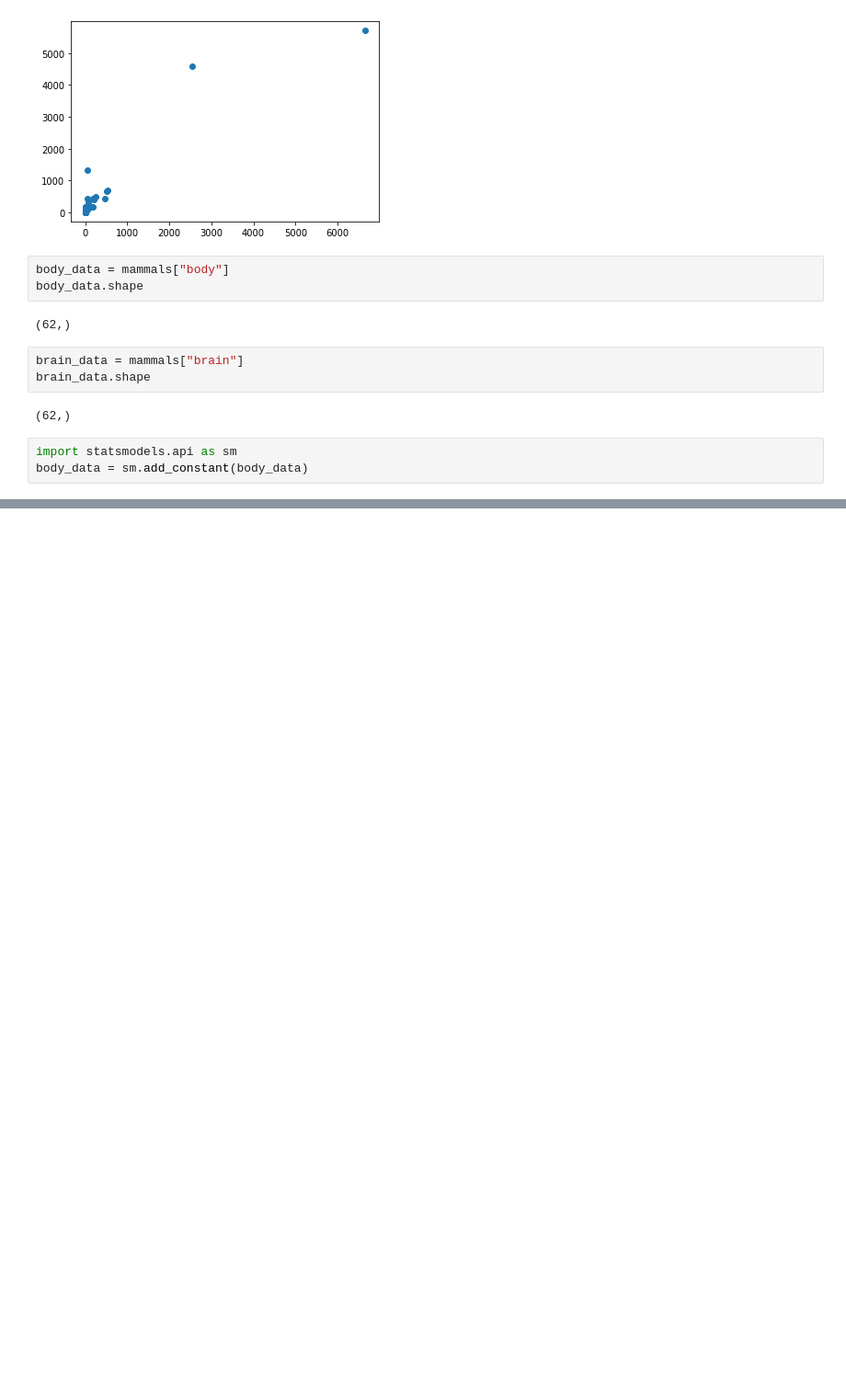
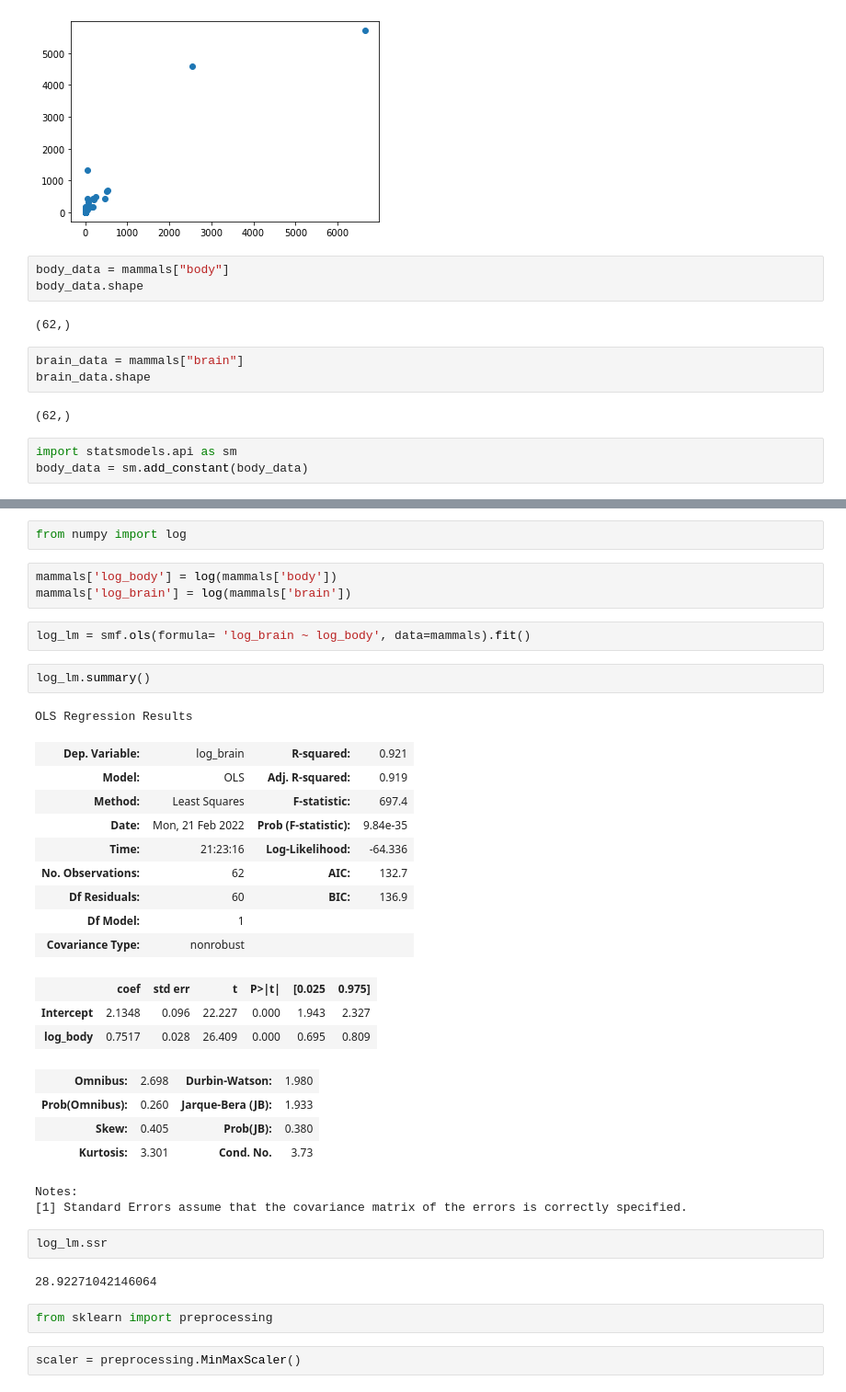
Before and after one commit to mertbarut/py, a Jupyter notebook: mining/regression.ipynb, the cells around one changed output, grey strips where cells are left out. Shown at 92% size. Drawn from its saved outputs; the diff is of its cells as text; blank space fills up the shorter version.

```diff
--- a/mining/regression.ipynb
+++ b/mining/regression.ipynb
@@ -28,0 +133,37 @@ body_data = sm.add_constant(body_data)
+# %%
+from numpy import log
+# %%
+mammals['log_body'] = log(mammals['body'])
+mammals['log_brain'] = log(mammals['brain'])
+# %%
+log_lm = smf.ols(formula= 'log_brain ~ log_body', data=mammals).fit()
+# %%
+log_lm.summary()
+# %% [output]
+OLS Regression Results
+| Dep. Variable: | log_brain | R-squared: | 0.921 |
+| Model: | OLS | Adj. R-squared: | 0.919 |
+| Method: | Least Squares | F-statistic: | 697.4 |
+| Date: | Mon, 21 Feb 2022 | Prob (F-statistic): | 9.84e-35 |
+| Time: | 21:23:16 | Log-Likelihood: | -64.336 |
+| No. Observations: | 62 | AIC: | 132.7 |
+| Df Residuals: | 60 | BIC: | 136.9 |
+| Df Model: | 1 |  |  |
+| Covariance Type: | nonrobust |  |  |
+|  | coef | std err | t | P>|t| | [0.025 | 0.975] |
+| Intercept | 2.1348 | 0.096 | 22.227 | 0.000 | 1.943 | 2.327 |
+| log_body | 0.7517 | 0.028 | 26.409 | 0.000 | 0.695 | 0.809 |
+| Omnibus: | 2.698 | Durbin-Watson: | 1.980 |
+| Prob(Omnibus): | 0.260 | Jarque-Bera (JB): | 1.933 |
+| Skew: | 0.405 | Prob(JB): | 0.380 |
+| Kurtosis: | 3.301 | Cond. No. | 3.73 |
+Notes:
+[1] Standard Errors assume that the covariance matrix of the errors is correctly specified.
+# %%
+log_lm.ssr
+# %% [output]
+28.92271042146064
+# %%
+from sklearn import preprocessing
+# %%
+scaler = preprocessing.MinMaxScaler()
```
Also changed, not shown: parts of 40 cells of this notebook.
